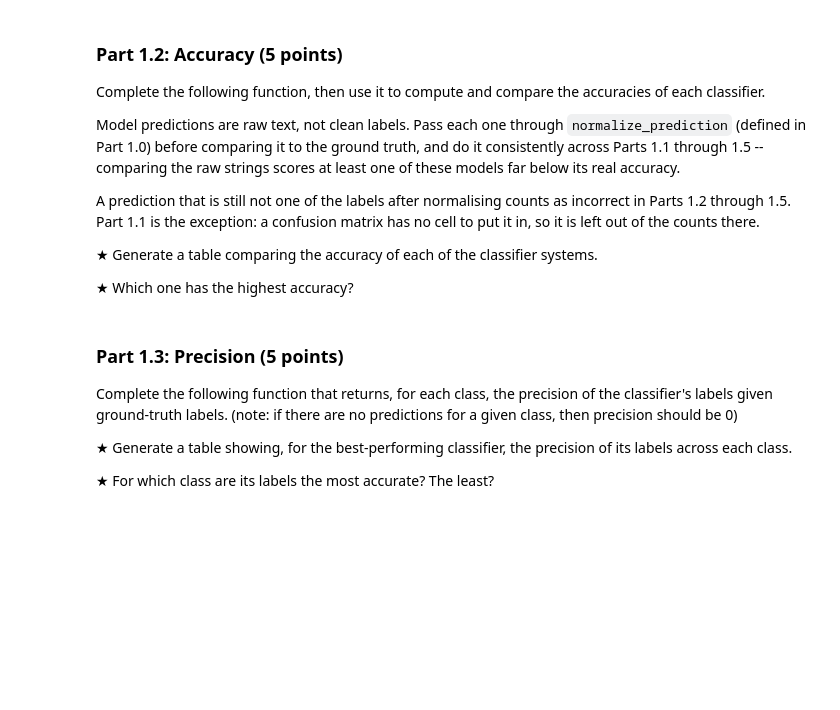
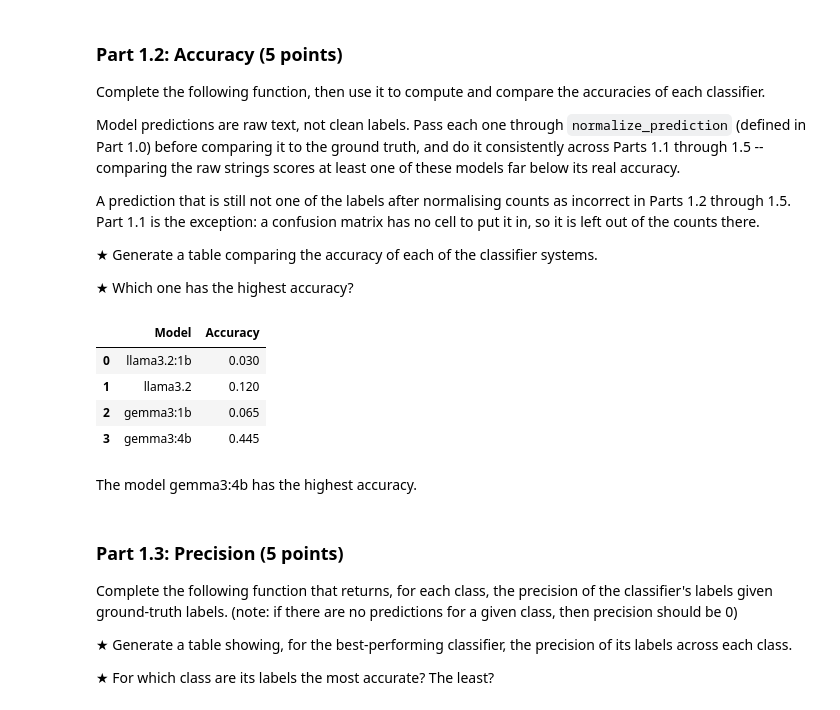
Before and after one commit to wwtreetree/Portfolio, a Jupyter notebook: HW1.ipynb, the cells around one changed output. Drawn from its saved outputs; the diff is of its cells as text; code cells hidden in the pictures; blank space fills up the shorter version.

```diff
--- a/HW1.ipynb
+++ b/HW1.ipynb
@@ -430,6 +439,30 @@ save_results(accuracies, "results/accuracies.json")
 
 # best_model = "" # TODO: Which model performed the best?
 best_model = "gemma3:4b"
+# %%
+import pandas as pd
+
+accuracies = {
+    "llama3.2:1b": 0.03,
+    "llama3.2": 0.12,
+    "gemma3:1b": 0.065,
+    "gemma3:4b": 0.445
+}
+
+accuracy_table = pd.DataFrame(
+    accuracies.items(),
+    columns=["Model", "Accuracy"]
+)
+
+accuracy_table
+# %% [output]
+|  | Model | Accuracy |
+| 0 | llama3.2:1b | 0.030 |
+| 1 | llama3.2 | 0.120 |
+| 2 | gemma3:1b | 0.065 |
+| 3 | gemma3:4b | 0.445 |
+# %% [markdown]
+The model gemma3:4b has the highest accuracy.
 # %% [markdown]
 ### Part 1.3: Precision (5 points)
 Complete the following function that returns, for each class, the precision of the classifier's labels given ground-truth labels. (note: if there are no predictions for a given class, then precision should be 0)
```
Also changed, not shown: parts of 15 cells of this notebook.
